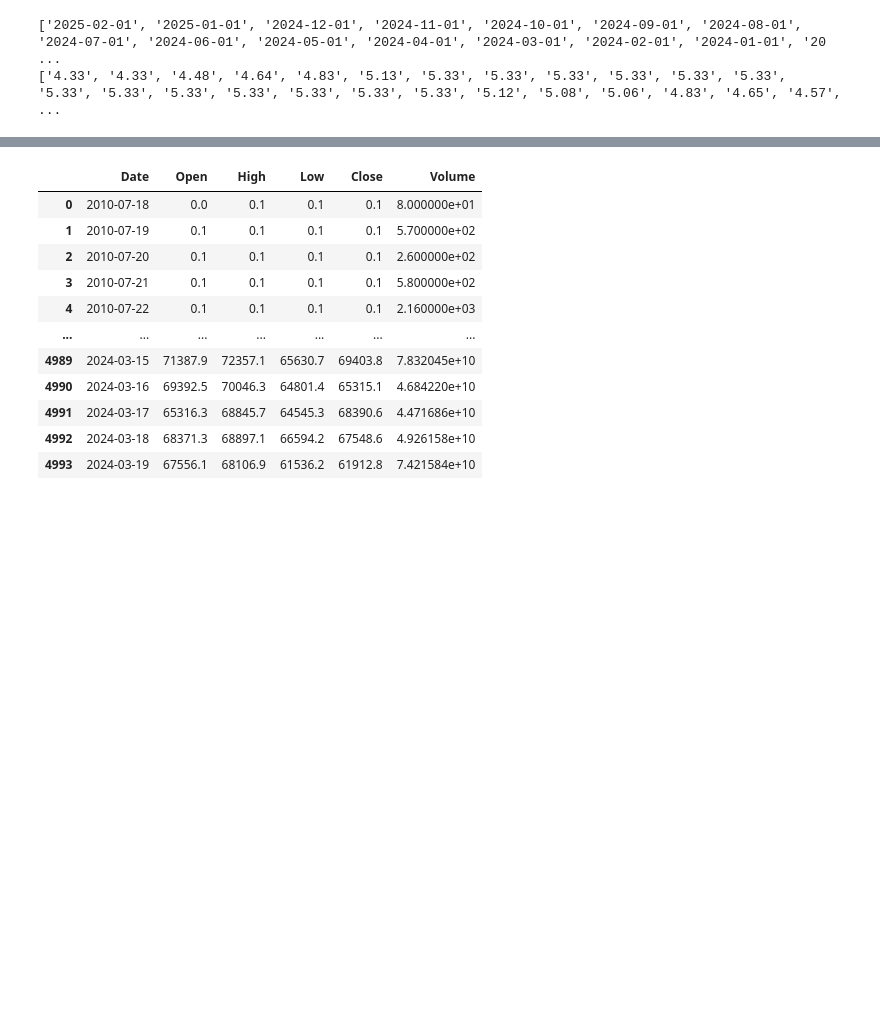
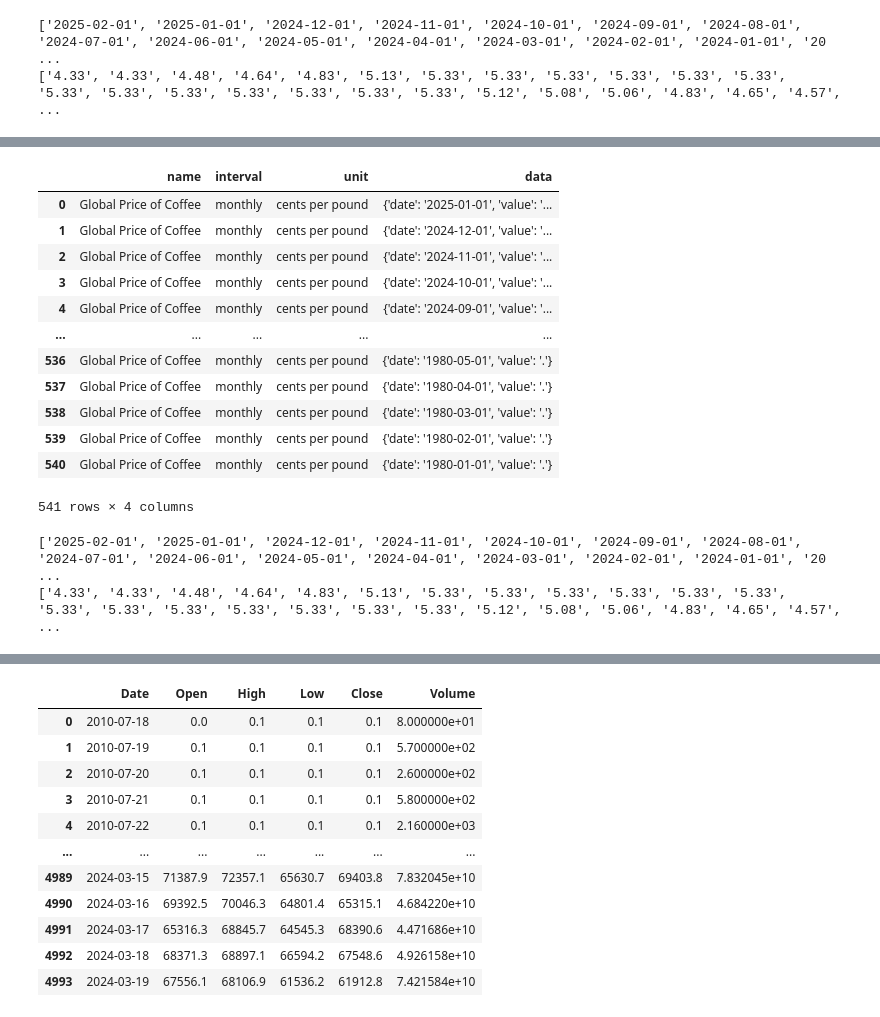
Before and after one commit to RubenLallave/Bitcoin-project, a Jupyter notebook: Bitcoin project.ipynb, the cells around one changed output, grey strips where cells are left out. Cells and saved outputs as stored; diff of their text form; code cells hidden in the pictures; blank space fills up the shorter version.

```diff
--- a/Bitcoin project.ipynb
+++ b/Bitcoin project.ipynb
@@ -111,0 +103,24 @@ data2_table
+# %%
+data3_table
+# %% [output]
+|  | name | interval | unit | data |
+| 0 | Global Price of Coffee | monthly | cents per pound | {'date': '2025-01-01', 'value': '... |
+| 1 | Global Price of Coffee | monthly | cents per pound | {'date': '2024-12-01', 'value': '... |
+| 2 | Global Price of Coffee | monthly | cents per pound | {'date': '2024-11-01', 'value': '... |
+| 3 | Global Price of Coffee | monthly | cents per pound | {'date': '2024-10-01', 'value': '... |
+| 4 | Global Price of Coffee | monthly | cents per pound | {'date': '2024-09-01', 'value': '... |
+| ... | ... | ... | ... | ... |
+| 536 | Global Price of Coffee | monthly | cents per pound | {'date': '1980-05-01', 'value': '.'} |
+| 537 | Global Price of Coffee | monthly | cents per pound | {'date': '1980-04-01', 'value': '.'} |
+| 538 | Global Price of Coffee | monthly | cents per pound | {'date': '1980-03-01', 'value': '.'} |
+| 539 | Global Price of Coffee | monthly | cents per pound | {'date': '1980-02-01', 'value': '.'} |
+| 540 | Global Price of Coffee | monthly | cents per pound | {'date': '1980-01-01', 'value': '.'} |
+541 rows × 4 columns
+# %%
+values3 = [item["value"] for item in data3["data"]]
+dates3 = [item["date"] for item in data3["data"]]
+print(dates3)
+print(values3)
+# %% [output]
+['2025-02-01', '2025-01-01', '2024-12-01', '2024-11-01', '2024-10-01', '2024-09-01', '2024-08-01', '2024-07-01', '2024-06-01', '2024-05-01', '2024-04-01', '2024-03-01', '2024-02-01', '2024-01-01', '20 ...
+['4.33', '4.33', '4.48', '4.64', '4.83', '5.13', '5.33', '5.33', '5.33', '5.33', '5.33', '5.33', '5.33', '5.33', '5.33', '5.33', '5.33', '5.33', '5.33', '5.12', '5.08', '5.06', '4.83', '4.65', '4.57', ...
```
Also changed, not shown: parts of 16 cells of this notebook.
